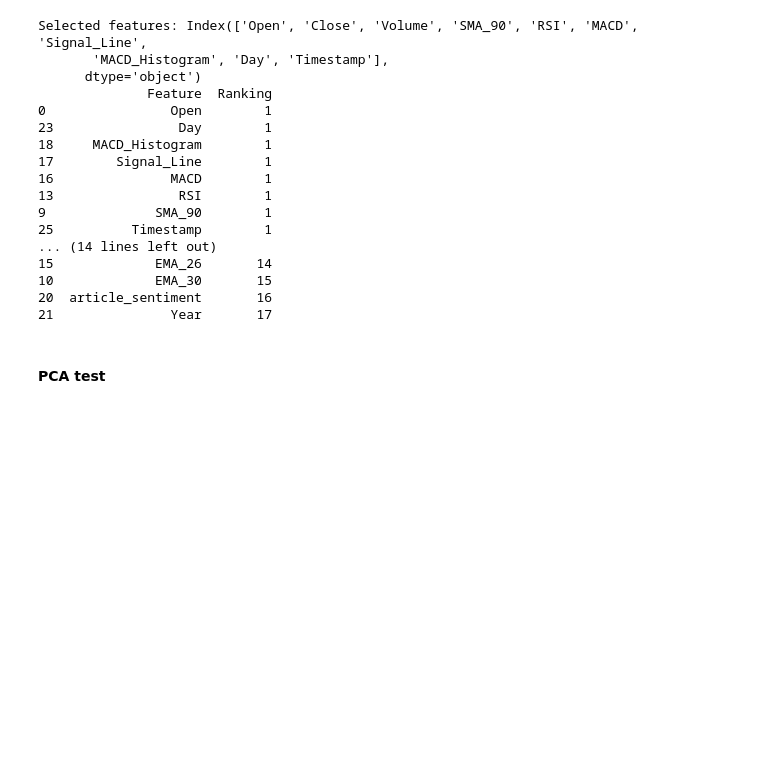
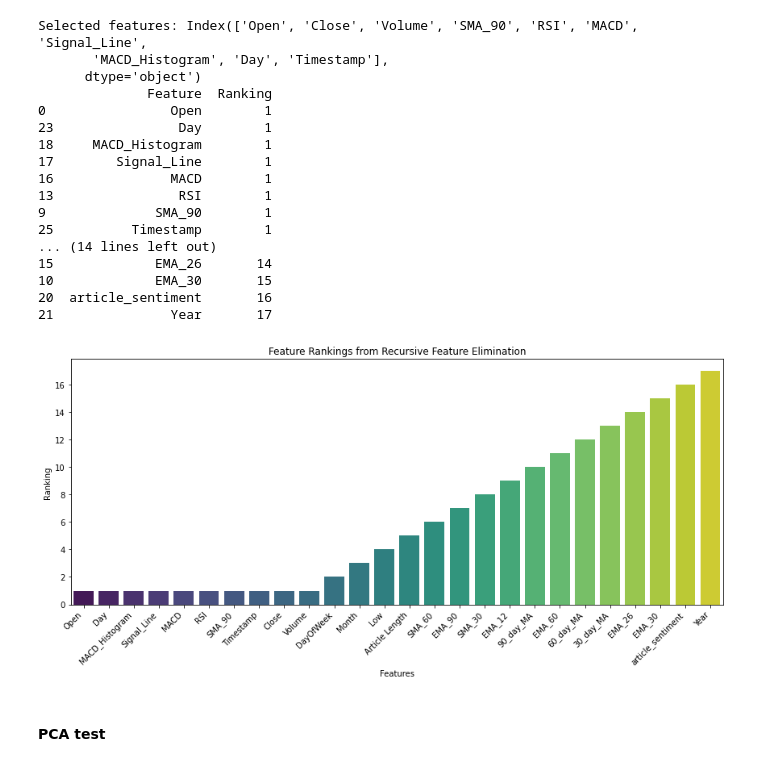
Before and after one commit to EthanFalcao/Sentiment-Analysis-in-Financial-Markets, a Jupyter notebook: 8. Feature Selection(new).ipynb, the cells around one changed output. Saved outputs shown, nothing was run; the diff lists cells and outputs as text; code cells hidden in the pictures; blank space fills up the shorter version.

```diff
--- a/8. Feature Selection(new).ipynb
+++ b/8. Feature Selection(new).ipynb
@@ -244,6 +244,37 @@ Selected features: Index(['Open', 'Close', 'Volume', 'SMA_90', 'RSI', 'MACD', 'S
 10             EMA_30       15
 20  article_sentiment       16
 21               Year       17
+# %%
+import matplotlib.pyplot as plt
+import seaborn as sns
+
+# Create a DataFrame to hold the feature rankings
+ranking_df = pd.DataFrame({
+    'Feature': X_train.columns,
+    'Ranking': feature_ranking
+})
+
+# Sort the DataFrame by ranking to ensure the best features are at the top
+ranking_df_sorted = ranking_df.sort_values(by='Ranking')
+
+# Create a bar plot of feature rankings
+plt.figure(figsize=(12, 6))
+sns.barplot(
+    data=ranking_df_sorted,
+    x='Feature',
+    y='Ranking',
+    palette='viridis'
+)
+
+plt.title("Feature Rankings from Recursive Feature Elimination")
+plt.xlabel("Features")
+plt.ylabel("Ranking")
+plt.xticks(rotation=45, ha='right')  # Rotate x-axis labels for readability
+plt.tight_layout()
+
+plt.show()
+# %% [output]
+[figure, added]
 # %% [markdown]
 #### PCA test
 # %% [markdown]
```
Also changed, not shown: parts of 5 cells of this notebook, 2 other files.
